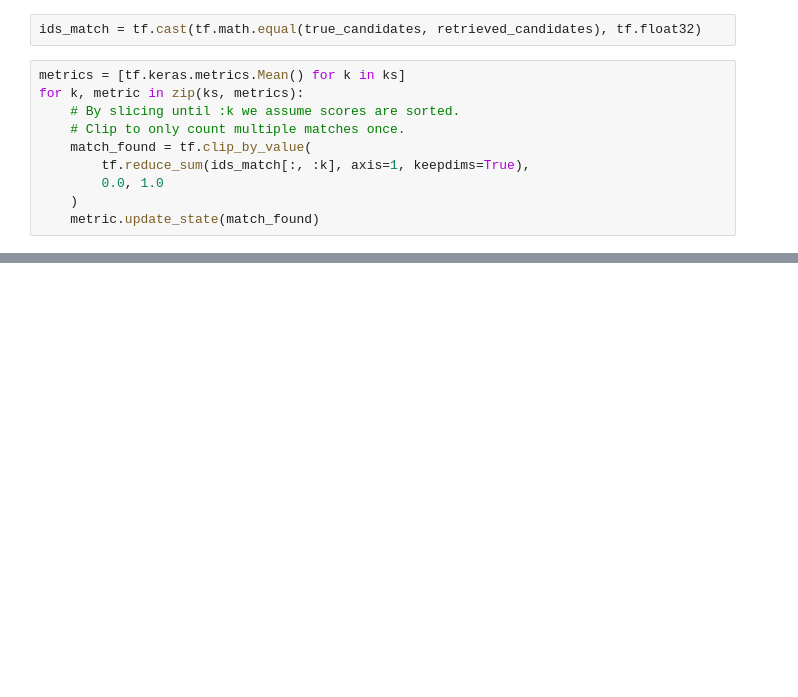
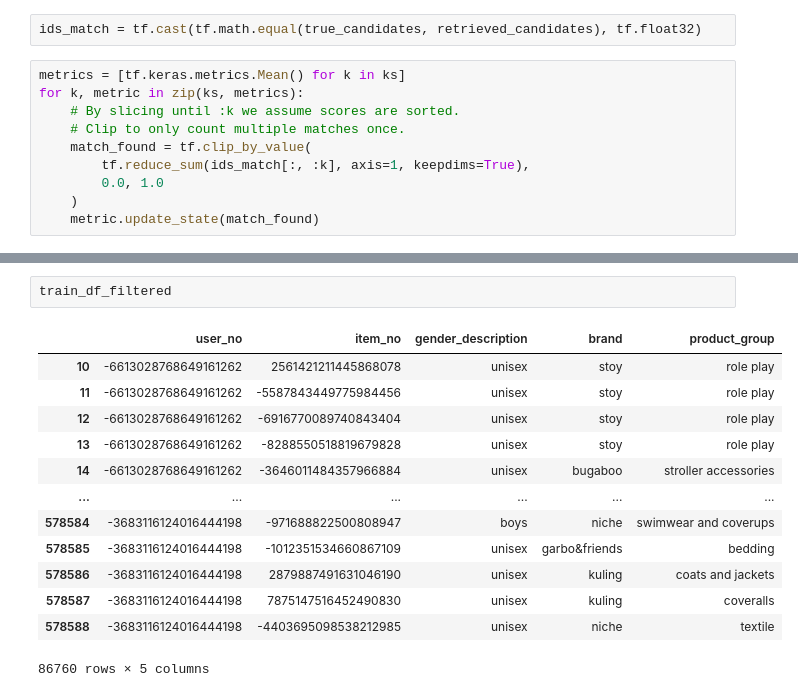
Before and after one commit to msvensson222/tfrs-retail-example, a Jupyter notebook: TFRS_Demo.ipynb, the cells around one changed output, grey strips where cells are left out. Saved outputs shown, nothing was run; the diff lists cells and outputs as text; blank space fills up the shorter version.

```diff
--- a/TFRS_Demo.ipynb
+++ b/TFRS_Demo.ipynb
@@ -433,0 +448,16 @@ tf.Tensor(0.061, shape=(), dtype=float32)
+# %%
+train_df_filtered
+# %% [output]
+|  | user_no | item_no | gender_description | brand | product_group |
+| 10 | -6613028768649161262 | 2561421211445868078 | unisex | stoy | role play |
+| 11 | -6613028768649161262 | -5587843449775984456 | unisex | stoy | role play |
+| 12 | -6613028768649161262 | -6916770089740843404 | unisex | stoy | role play |
+| 13 | -6613028768649161262 | -8288550518819679828 | unisex | stoy | role play |
+| 14 | -6613028768649161262 | -3646011484357966884 | unisex | bugaboo | stroller accessories |
+| ... | ... | ... | ... | ... | ... |
+| 578584 | -3683116124016444198 | -971688822500808947 | boys | niche | swimwear and coverups |
+| 578585 | -3683116124016444198 | -1012351534660867109 | unisex | garbo&friends | bedding |
+| 578586 | -3683116124016444198 | 2879887491631046190 | unisex | kuling | coats and jackets |
+| 578587 | -3683116124016444198 | 7875147516452490830 | unisex | kuling | coveralls |
+| 578588 | -3683116124016444198 | -4403695098538212985 | unisex | niche | textile |
+86760 rows × 5 columns
```
Also changed, not shown: parts of 31 cells of this notebook.
